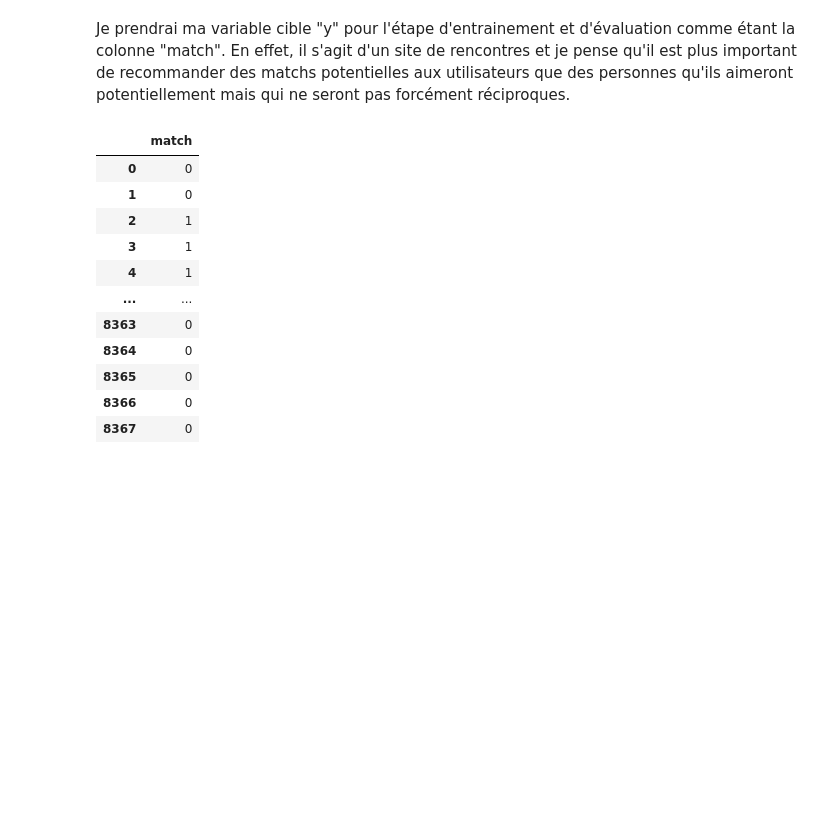
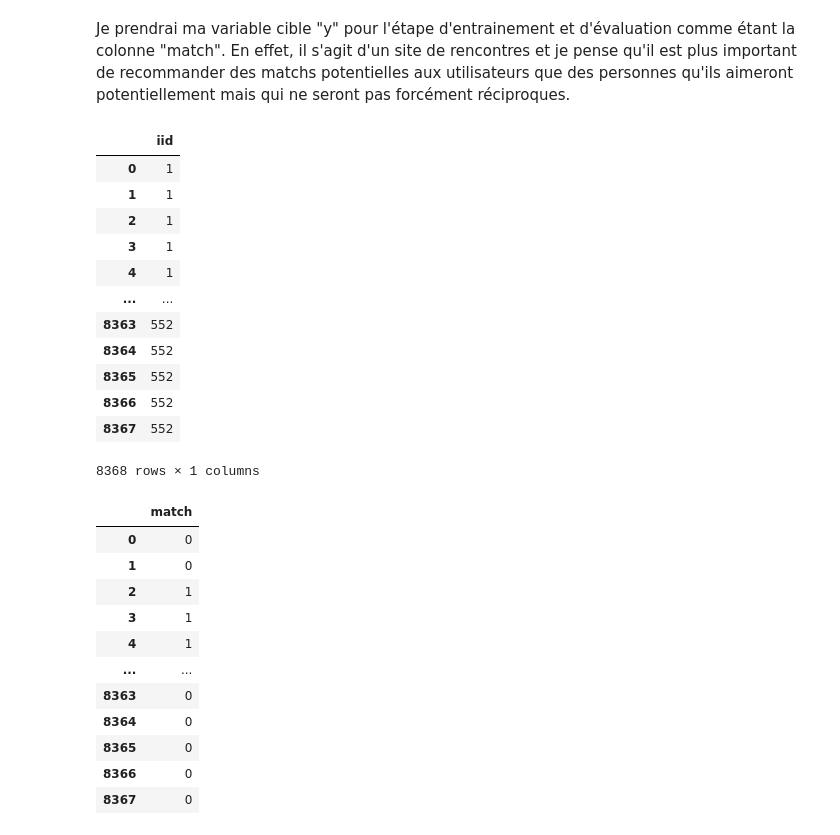
Before and after one commit to kylian-w/Recommender-System, a Jupyter notebook: Exercice_4_Recommandation_content_based.ipynb, the cells around one changed output. Drawn from its saved outputs; the diff is of its cells as text; code cells hidden in the pictures; blank space fills up the shorter version.

```diff
--- a/Exercice_4_Recommandation_content_based.ipynb
+++ b/Exercice_4_Recommandation_content_based.ipynb
@@ -52,6 +52,23 @@ partners_df
 8368 rows × 7 columns
 # %% [markdown]
 Je prendrai ma variable cible "y" pour l'étape d'entrainement et d'évaluation comme étant la colonne "match". En effet, il s'agit d'un site de rencontres et je pense qu'il est plus important de recommander des matchs potentielles aux utilisateurs que des personnes qu'ils aimeront potentiellement mais qui ne seront pas forcément réciproques.
+# %%
+recommended_partner_df=user_df[['iid']] #dataset to match the results to
+recommended_partner_df
+# %% [output]
+|  | iid |
+| 0 | 1 |
+| 1 | 1 |
+| 2 | 1 |
+| 3 | 1 |
+| 4 | 1 |
+| ... | ... |
+| 8363 | 552 |
+| 8364 | 552 |
+| 8365 | 552 |
+| 8366 | 552 |
+| 8367 | 552 |
+8368 rows × 1 columns
 # %%
 y_values=user_df[['match']]
 y_values
```
Also changed, not shown: parts of 13 cells of this notebook.
